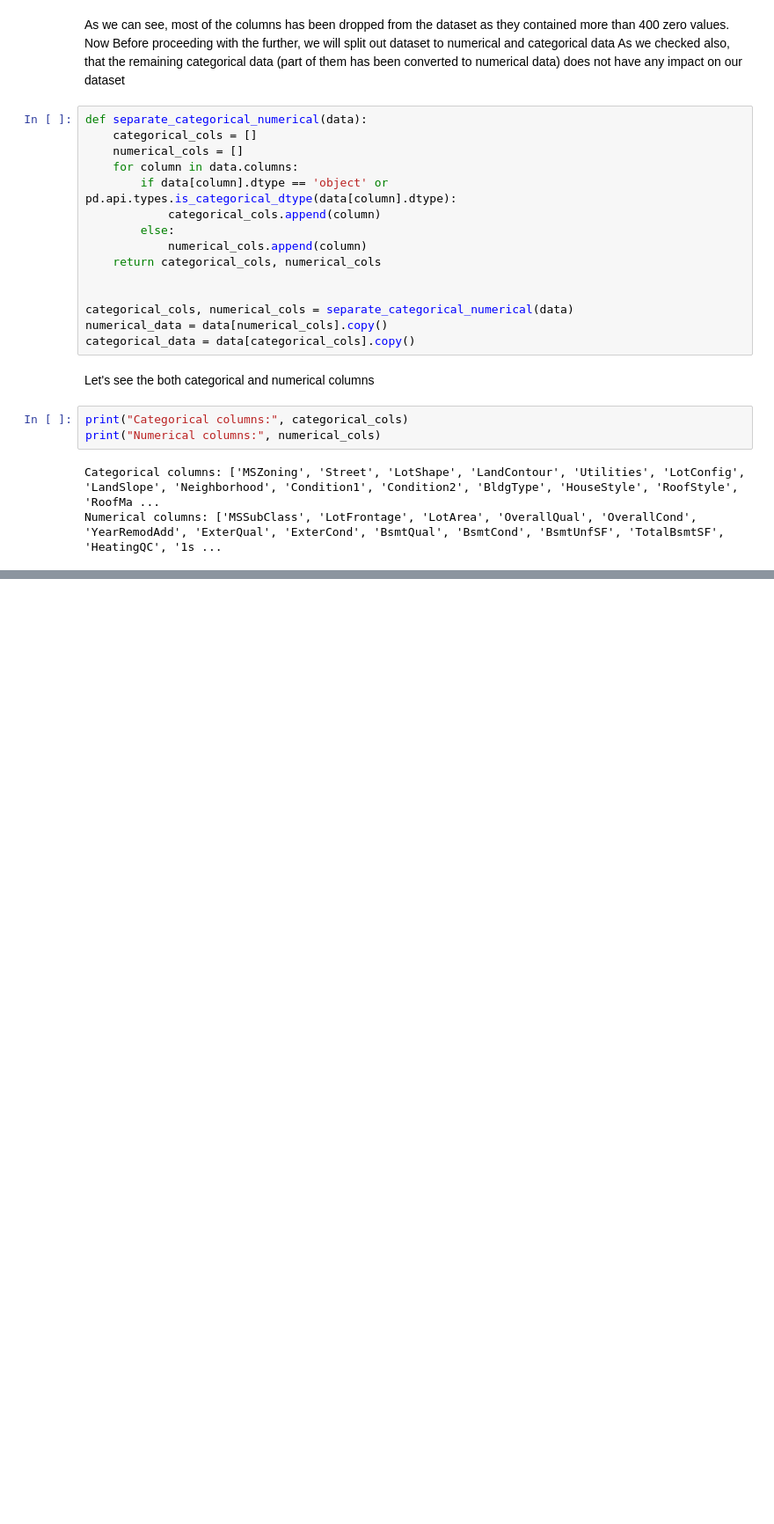
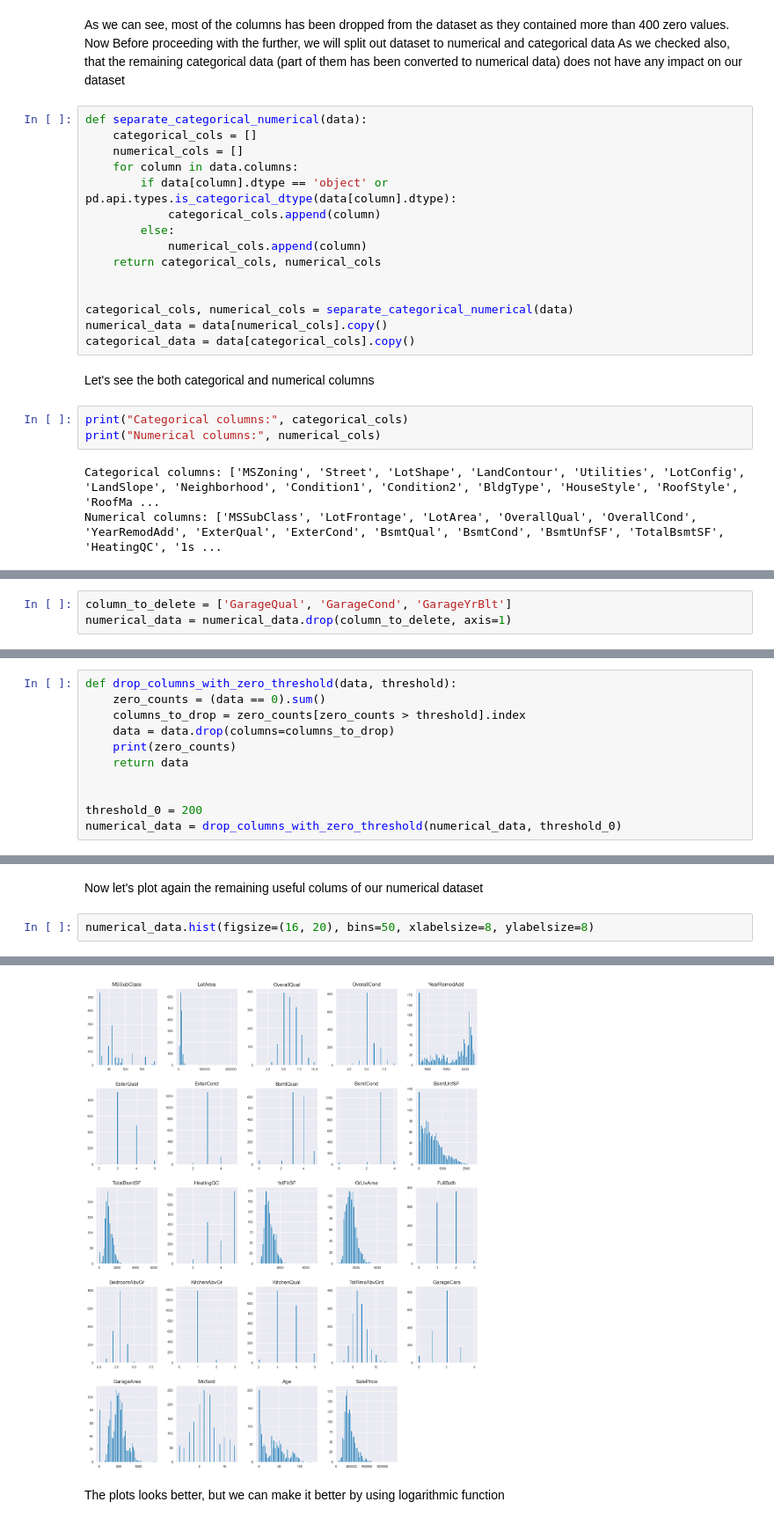
Before and after one commit to BorHan-U/Real-Estate-Price-Analysis-In-Germany-A-Software-Engineering-CourseWork-Project, a Jupyter notebook: bin/house-price-analysis.ipynb, the cells around one changed output, grey strips where cells are left out. Shown at 88% size. Cells and saved outputs as stored; diff of their text form; blank space fills up the shorter version.

```diff
--- a/bin/house-price-analysis.ipynb
+++ b/bin/house-price-analysis.ipynb
@@ -203,0 +231,3 @@ Numerical columns: ['MSSubClass', 'LotFrontage', 'LotArea', 'OverallQual', 'Over
+# %%
+column_to_delete = ['GarageQual', 'GarageCond', 'GarageYrBlt']
+numerical_data = numerical_data.drop(column_to_delete, axis=1)
@@ -203,0 +236,11 @@ Numerical columns: ['MSSubClass', 'LotFrontage', 'LotArea', 'OverallQual', 'Over
+# %%
+def drop_columns_with_zero_threshold(data, threshold):
+    zero_counts = (data == 0).sum()
+    columns_to_drop = zero_counts[zero_counts > threshold].index
+    data = data.drop(columns=columns_to_drop)
+    print(zero_counts)
+    return data
+
+
+threshold_0 = 200
+numerical_data = drop_columns_with_zero_threshold(numerical_data, threshold_0)
@@ -203,0 +265,5 @@ Numerical columns: ['MSSubClass', 'LotFrontage', 'LotArea', 'OverallQual', 'Over
+# %% [markdown]
+Now let's plot again the remaining useful colums of our numerical dataset
+# %%
+numerical_data.hist(figsize=(16, 20), bins=50, xlabelsize=8, ylabelsize=8)
+# %% [output]
@@ -203,0 +287,3 @@ Numerical columns: ['MSSubClass', 'LotFrontage', 'LotArea', 'OverallQual', 'Over
+[figure, added]
+# %% [markdown]
+The plots looks better, but we can make it better by using logarithmic function
```
Also changed, not shown: parts of 13 cells of this notebook.
